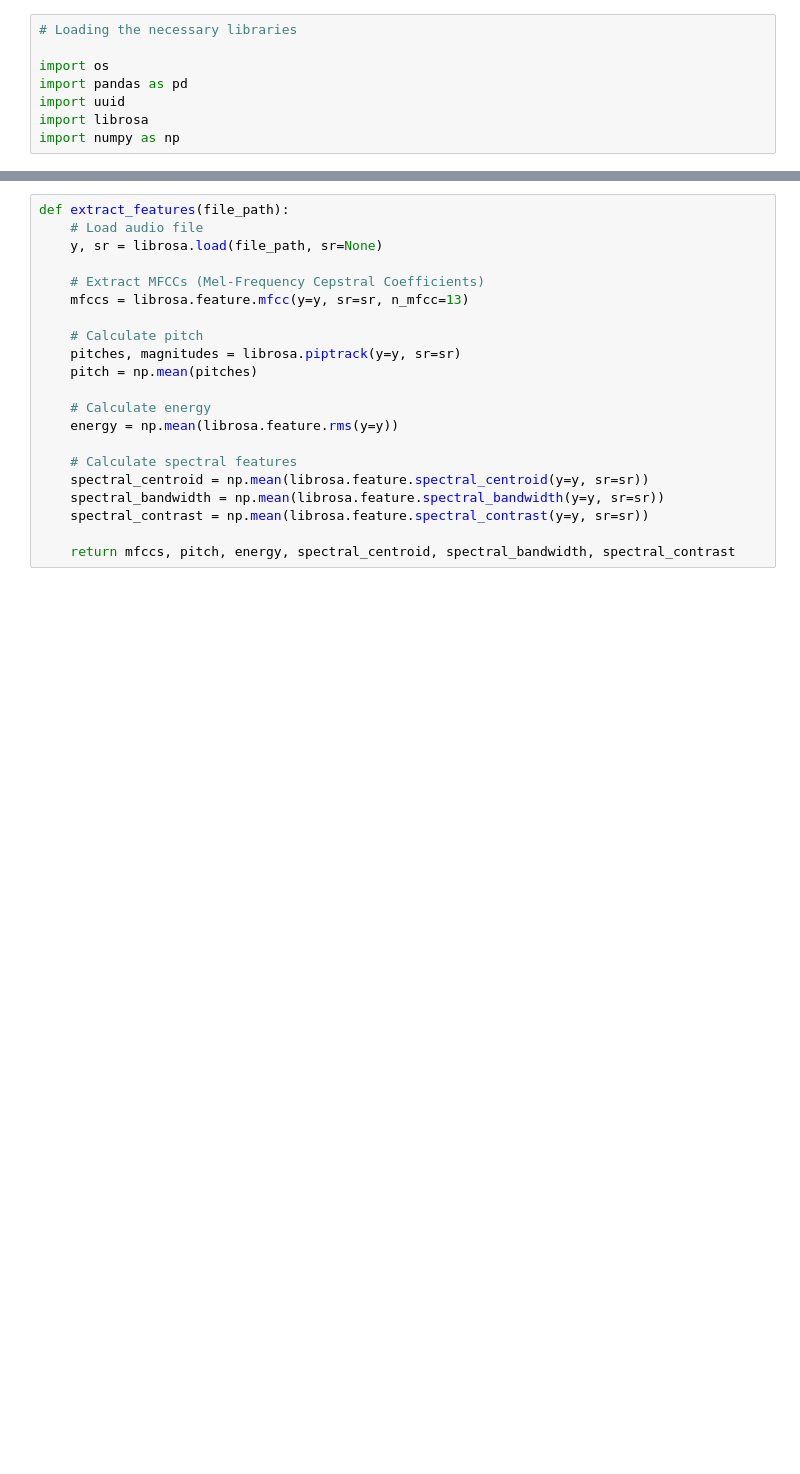
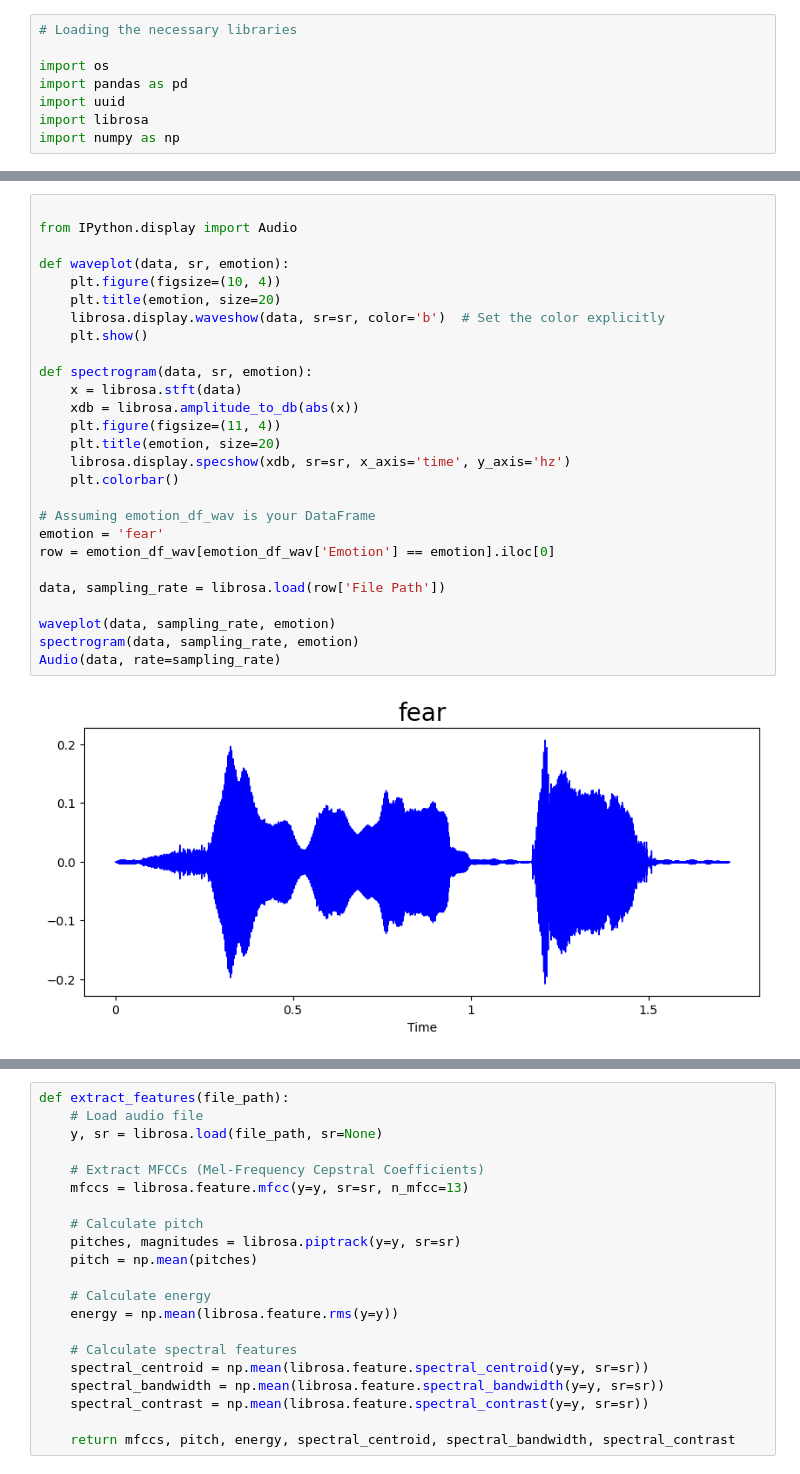
Before and after one commit to nyaberimauti/Speech-Recognition-Project, a Jupyter notebook: index.ipynb, the cells around one changed output, grey strips where cells are left out. Drawn from its saved outputs; the diff is of its cells as text; blank space fills up the shorter version.

```diff
--- a/index.ipynb
+++ b/index.ipynb
@@ -46,0 +127,29 @@ emotion_df_wav.head(10)
+# %%
+
+from IPython.display import Audio
+
+def waveplot(data, sr, emotion):
+    plt.figure(figsize=(10, 4))
+    plt.title(emotion, size=20)
+    librosa.display.waveshow(data, sr=sr, color='b')  # Set the color explicitly
+    plt.show()
+
+def spectrogram(data, sr, emotion):
+    x = librosa.stft(data)
+    xdb = librosa.amplitude_to_db(abs(x))
+    plt.figure(figsize=(11, 4))
+    plt.title(emotion, size=20)
+    librosa.display.specshow(xdb, sr=sr, x_axis='time', y_axis='hz')
+    plt.colorbar()
+
+# Assuming emotion_df_wav is your DataFrame
+emotion = 'fear'
+row = emotion_df_wav[emotion_df_wav['Emotion'] == emotion].iloc[0]
+
+data, sampling_rate = librosa.load(row['File Path'])
+
+waveplot(data, sampling_rate, emotion)
+spectrogram(data, sampling_rate, emotion)
+Audio(data, rate=sampling_rate)
+# %% [output]
+[figure, added]
```
Also changed, not shown: parts of 21 cells of this notebook.
